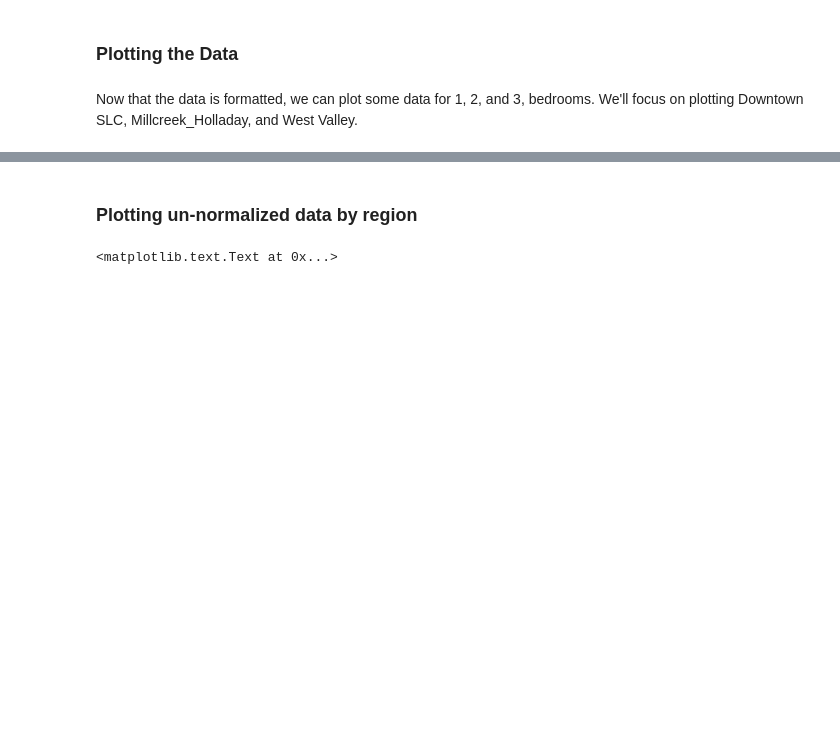
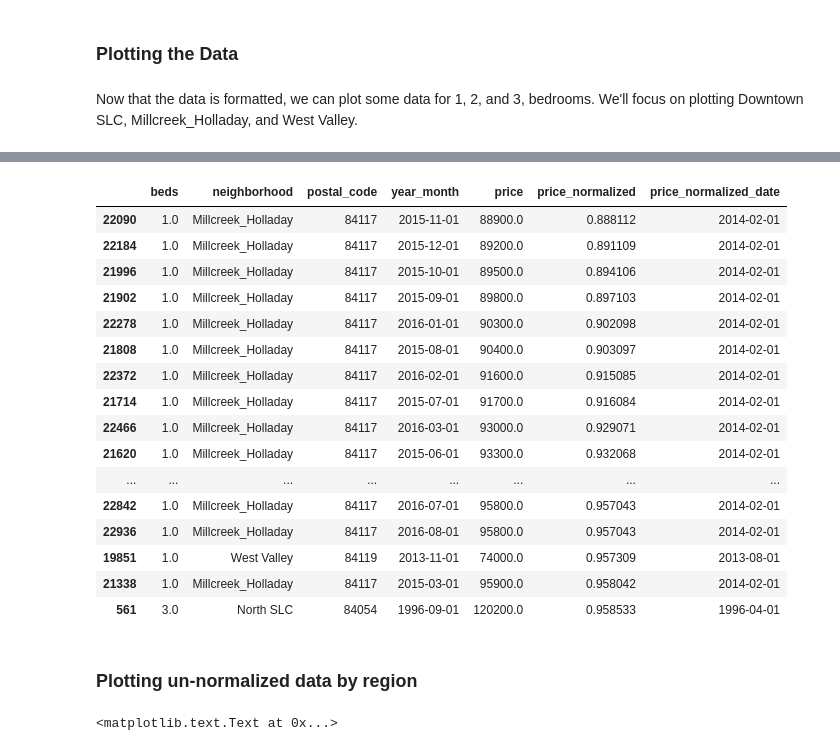
Before and after one commit to katherinechandler/Zillow_Analysis_Salt_Lake_City, a Jupyter notebook: zillow_analysis_notebooks/Zillow_SLC_Historical_Data.ipynb, the cells around one changed output, grey strips where cells are left out. Drawn from its saved outputs; the diff is of its cells as text; code cells hidden in the pictures; blank space fills up the shorter version.

```diff
--- a/zillow_analysis_notebooks/Zillow_SLC_Historical_Data.ipynb
+++ b/zillow_analysis_notebooks/Zillow_SLC_Historical_Data.ipynb
@@ -358,3 +81,10 @@ values = ['1996-04',
+# %%
+# setting up melt categories
+ids = ['beds',
+'neighborhood',
+'postal_code']
+
+values = list(listings_historical_slc.columns)[:-3]
 # %%
 # 'melt' the data frame to create a long format; better for plotting time series
 
@@ -676,3 +338,23 @@ plt.show()
+# %%
+listings_historical_slc_long_adjusted.sort_values('price_normalized').head(n=30)
+# %% [output]
+|  | beds | neighborhood | postal_code | year_month | price | price_normalized | price_normalized_date |
+| 22090 | 1.0 | Millcreek_Holladay | 84117 | 2015-11-01 | 88900.0 | 0.888112 | 2014-02-01 |
+| 22184 | 1.0 | Millcreek_Holladay | 84117 | 2015-12-01 | 89200.0 | 0.891109 | 2014-02-01 |
+| 21996 | 1.0 | Millcreek_Holladay | 84117 | 2015-10-01 | 89500.0 | 0.894106 | 2014-02-01 |
+| 21902 | 1.0 | Millcreek_Holladay | 84117 | 2015-09-01 | 89800.0 | 0.897103 | 2014-02-01 |
+| 22278 | 1.0 | Millcreek_Holladay | 84117 | 2016-01-01 | 90300.0 | 0.902098 | 2014-02-01 |
+| 21808 | 1.0 | Millcreek_Holladay | 84117 | 2015-08-01 | 90400.0 | 0.903097 | 2014-02-01 |
+| 22372 | 1.0 | Millcreek_Holladay | 84117 | 2016-02-01 | 91600.0 | 0.915085 | 2014-02-01 |
+| 21714 | 1.0 | Millcreek_Holladay | 84117 | 2015-07-01 | 91700.0 | 0.916084 | 2014-02-01 |
+| 22466 | 1.0 | Millcreek_Holladay | 84117 | 2016-03-01 | 93000.0 | 0.929071 | 2014-02-01 |
+| 21620 | 1.0 | Millcreek_Holladay | 84117 | 2015-06-01 | 93300.0 | 0.932068 | 2014-02-01 |
+| ... | ... | ... | ... | ... | ... | ... | ... |
+| 22842 | 1.0 | Millcreek_Holladay | 84117 | 2016-07-01 | 95800.0 | 0.957043 | 2014-02-01 |
+| 22936 | 1.0 | Millcreek_Holladay | 84117 | 2016-08-01 | 95800.0 | 0.957043 | 2014-02-01 |
+| 19851 | 1.0 | West Valley | 84119 | 2013-11-01 | 74000.0 | 0.957309 | 2013-08-01 |
+| 21338 | 1.0 | Millcreek_Holladay | 84117 | 2015-03-01 | 95900.0 | 0.958042 | 2014-02-01 |
+| 561 | 3.0 | North SLC | 84054 | 1996-09-01 | 120200.0 | 0.958533 | 1996-04-01 |
 # %% [markdown]
 ### Plotting un-normalized data by region
 # %%
```
Also changed, not shown: parts of 27 cells of this notebook, 2 other files.
